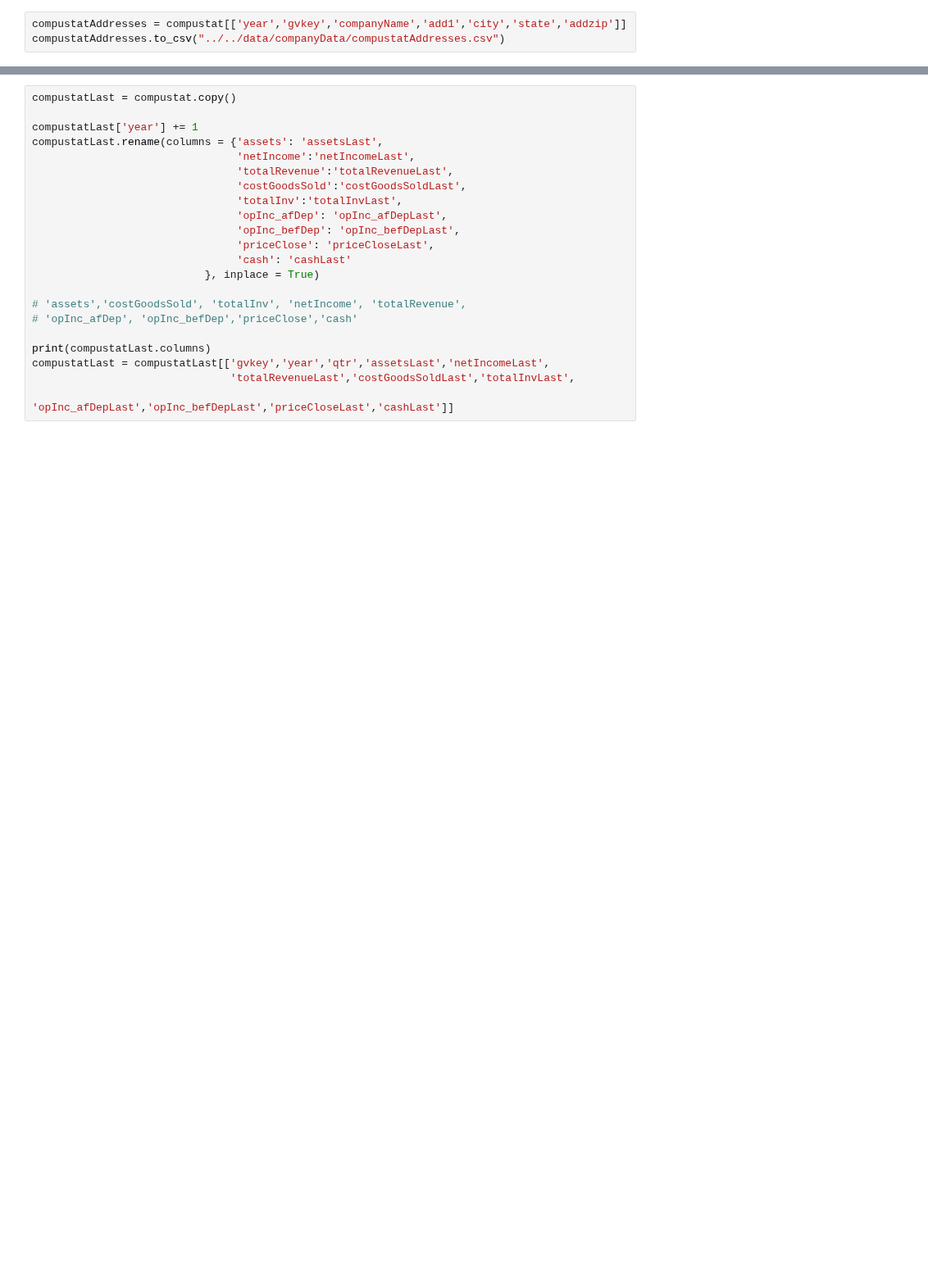
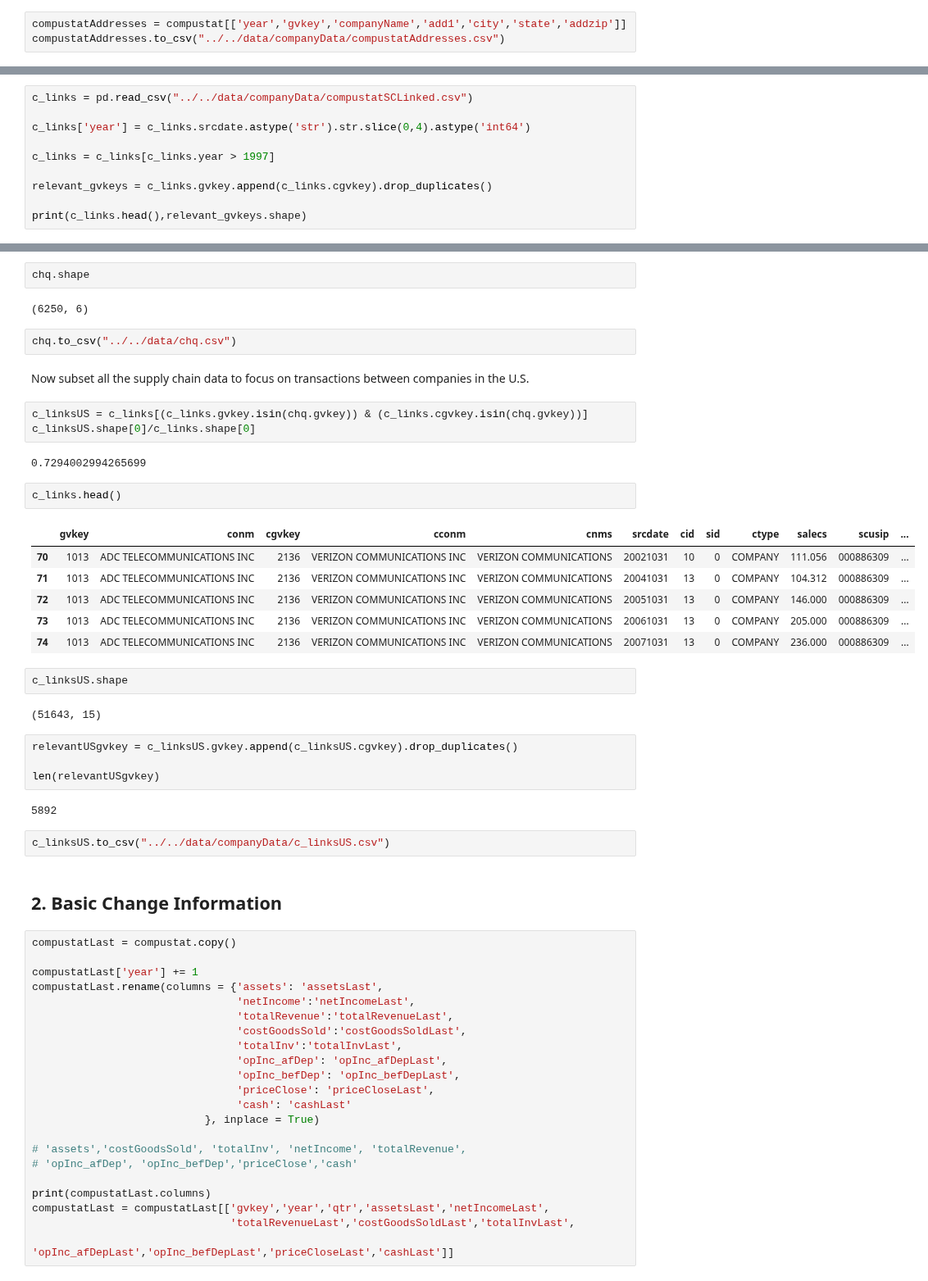
Before and after one commit to brianreed21/extremes, a Jupyter notebook: extremesCleaningCode/compustatCleaning.ipynb, the cells around one changed output, grey strips where cells are left out. Shown at 82% size. Saved outputs shown, nothing was run; the diff lists cells and outputs as text; blank space fills up the shorter version.

Commit message:
reorganized cleaning code to have: addresses in the compustat data, weather and stock in their own (separate) files, separate direct and indrect linking files, and refocused linkingExecute

```diff
--- a/extremesCleaningCode/compustatCleaning.ipynb
+++ b/extremesCleaningCode/compustatCleaning.ipynb
@@ -120,0 +134,10 @@ compustatAddresses.to_csv("../../data/companyData/compustatAddresses.csv")
+# %%
+c_links = pd.read_csv("../../data/companyData/compustatSCLinked.csv")
+
+c_links['year'] = c_links.srcdate.astype('str').str.slice(0,4).astype('int64')
+
+c_links = c_links[c_links.year > 1997]
+
+relevant_gvkeys = c_links.gvkey.append(c_links.cgvkey).drop_duplicates()
+
+print(c_links.head(),relevant_gvkeys.shape)
@@ -121,3 +238,39 @@ compustatAddresses.to_csv("../../data/companyData/compustatAddresses.csv")
+# %%
+chq.shape
+# %% [output]
+(6250, 6)
+# %%
+chq.to_csv("../../data/chq.csv")
+# %% [markdown]
+Now subset all the supply chain data to focus on transactions between companies in the U.S.
+# %%
+c_linksUS = c_links[(c_links.gvkey.isin(chq.gvkey)) & (c_links.cgvkey.isin(chq.gvkey))]
+c_linksUS.shape[0]/c_links.shape[0]
+# %% [output]
+0.7294002994265699
+# %%
+c_links.head()
+# %% [output]
+|  | gvkey | conm | cgvkey | cconm | cnms | srcdate | cid | sid | ctype | salecs | scusip | ... |
+| 70 | 1013 | ADC TELECOMMUNICATIONS INC | 2136 | VERIZON COMMUNICATIONS INC | VERIZON COMMUNICATIONS | 20021031 | 10 | 0 | COMPANY | 111.056 | 000886309 | ... |
+| 71 | 1013 | ADC TELECOMMUNICATIONS INC | 2136 | VERIZON COMMUNICATIONS INC | VERIZON COMMUNICATIONS | 20041031 | 13 | 0 | COMPANY | 104.312 | 000886309 | ... |
+| 72 | 1013 | ADC TELECOMMUNICATIONS INC | 2136 | VERIZON COMMUNICATIONS INC | VERIZON COMMUNICATIONS | 20051031 | 13 | 0 | COMPANY | 146.000 | 000886309 | ... |
+| 73 | 1013 | ADC TELECOMMUNICATIONS INC | 2136 | VERIZON COMMUNICATIONS INC | VERIZON COMMUNICATIONS | 20061031 | 13 | 0 | COMPANY | 205.000 | 000886309 | ... |
+| 74 | 1013 | ADC TELECOMMUNICATIONS INC | 2136 | VERIZON COMMUNICATIONS INC | VERIZON COMMUNICATIONS | 20071031 | 13 | 0 | COMPANY | 236.000 | 000886309 | ... |
+# %%
+c_linksUS.shape
+# %% [output]
+(51643, 15)
+# %%
+relevantUSgvkey = c_linksUS.gvkey.append(c_linksUS.cgvkey).drop_duplicates()
+
+len(relevantUSgvkey)
+# %% [output]
+5892
+# %%
+c_linksUS.to_csv("../../data/companyData/c_linksUS.csv")
+# %% [markdown]
+## 2. Basic Change Information
 # %%
 compustatLast = compustat.copy()
 
```
Also changed, not shown: parts of 133 cells of this notebook, 4 other files.
